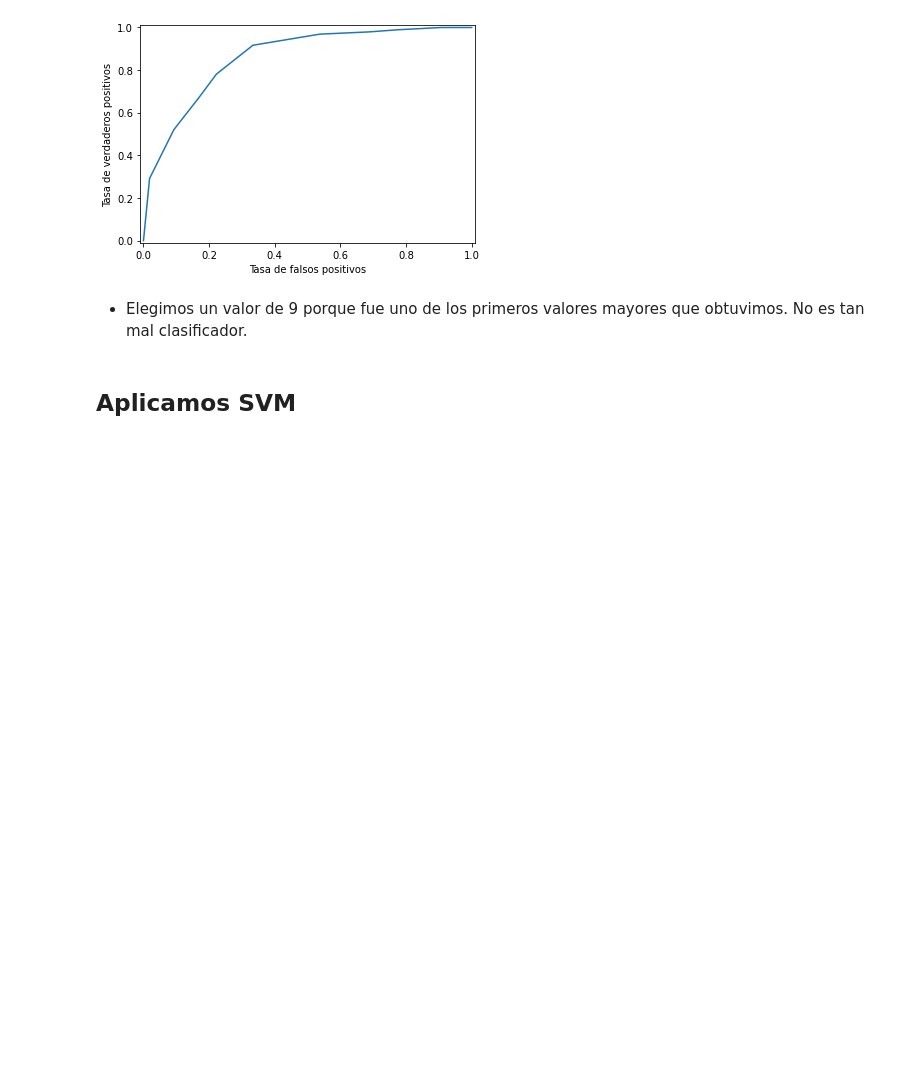
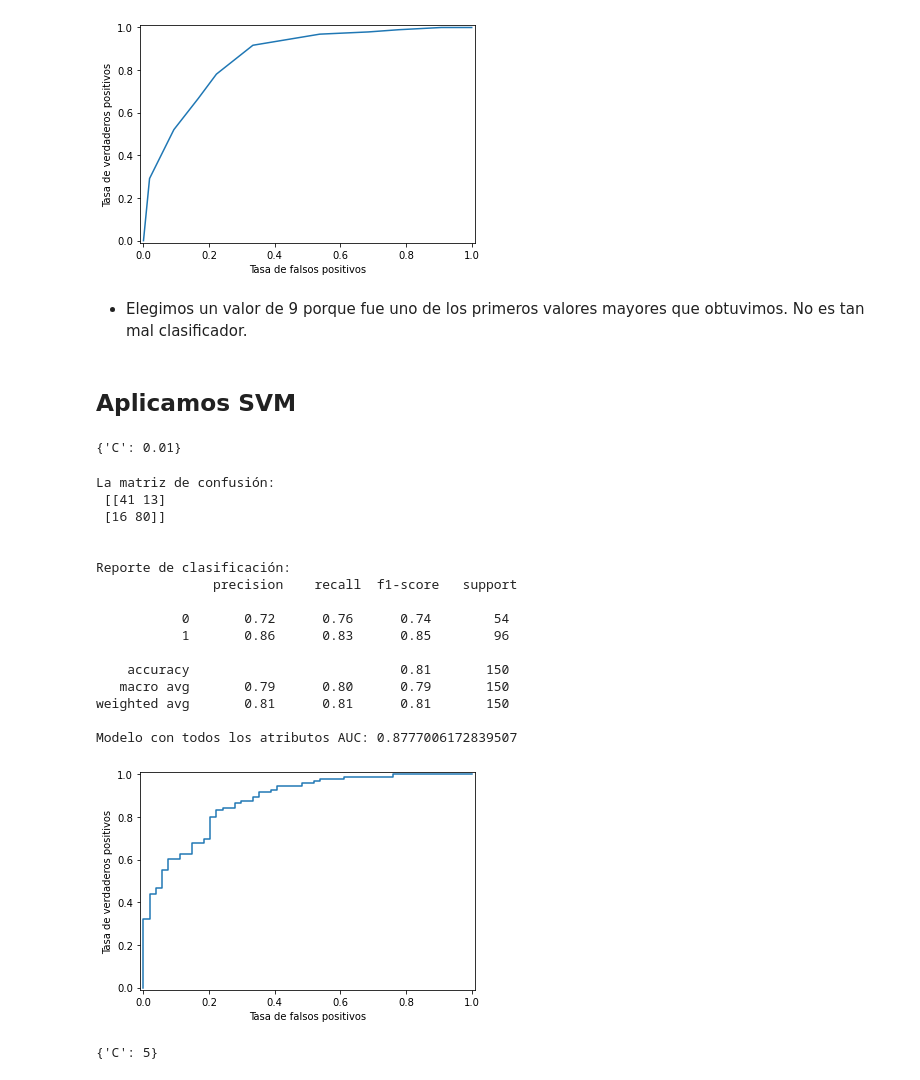
Before and after one commit to manoloacademia/CEIA_Analisis_de_datos, a Jupyter notebook: practica_final/analysis_spotify (1).ipynb, the cells around one changed output. Drawn from its saved outputs; the diff is of its cells as text; code cells hidden in the pictures; blank space fills up the shorter version.

```diff
--- a/practica_final/analysis_spotify (1).ipynb
+++ b/practica_final/analysis_spotify (1).ipynb
@@ -1130,2 +1132,79 @@ Modelo con todos los atributos AUC: 0.8603395061728395
 # %%
-# Podemos aprovechar hacer un GridSearch
+# Podemos aprovechar hacer una SVM lineal con gridsearch
+svm_linear = SVC(kernel='linear', probability=True)
+
+grid = GridSearchCV(svm_linear,
+                    {"C": [0.001, 0.01, 0.1, 1, 5, 10, 100]},
+                    refit=True,
+                    cv=5,
+                    scoring='accuracy')
+grid.fit(X_train_num_scaled, y_train)
+
+# Vemos el mejor valor de parámetro
+grid.best_params_
+# %% [output]
+{'C': 0.01}
+# %%
+# Usamos para calcular el mejor estimador
+svm_best = grid.best_estimator_
+
+# Predecimos los valores
+y_hat_svm = svm_best.predict(X_test_num_scaled)
+
+# Calculamos la matriz de confusión
+cm = confusion_matrix(y_test, y_hat_svm)
+print("La matriz de confusión: \n", cm)
+print("\n")
+
+# Calculamos el reporte de clasificación
+cr = classification_report(y_test, y_hat_svm)
+print("Reporte de clasificación: \n", cr)
+
+# Calculamos la probabilidad del modelo
+prob_total_svm = svm_best.predict_proba(X_test_num_scaled)[:, -1] # para llevarlo a 1-d
+
+# Realizamos la curva roc
+fpr_total, tpr_total, _ = roc_curve(y_true=y_test, y_score=prob_total_svm)
+
+# Ploteamos la curva
+plt.plot(fpr_total, tpr_total, label="Modelo todos los atributos")
+plt.xlim([-0.01, 1.01])
+plt.ylim([-0.01, 1.01])
+plt.xlabel("Tasa de falsos positivos")
+plt.ylabel("Tasa de verdaderos positivos")
+
+# Calculamos el auc
+print(f"Modelo con todos los atributos AUC: {auc(fpr_total, tpr_total)}")
+# %% [output]
+La matriz de confusión:
+ [[41 13]
+ [16 80]]
+
+
+Reporte de clasificación:
+               precision    recall  f1-score   support
+
+           0       0.72      0.76      0.74        54
+           1       0.86      0.83      0.85        96
+
+    accuracy                           0.81       150
+   macro avg       0.79      0.80      0.79       150
+weighted avg       0.81      0.81      0.81       150
+
+Modelo con todos los atributos AUC: 0.8777006172839507
+[figure, added]
+# %%
+# Podemos aprovechar hacer una SVM lineal con gridsearch
+svm_linear = SVC(kernel='rbf', probability=True)
+
+grid = GridSearchCV(svm_linear,
+                    {"C": [0.001, 0.01, 0.1, 1, 5, 10, 100]},
+                    refit=True,
+                    cv=5,
+                    scoring='accuracy')
+grid.fit(X_train_num_scaled, y_train)
+
+# Vemos el mejor valor de parámetro
+grid.best_params_
+# %% [output]
+{'C': 5}
```
Also changed, not shown: parts of 2 cells of this notebook.
